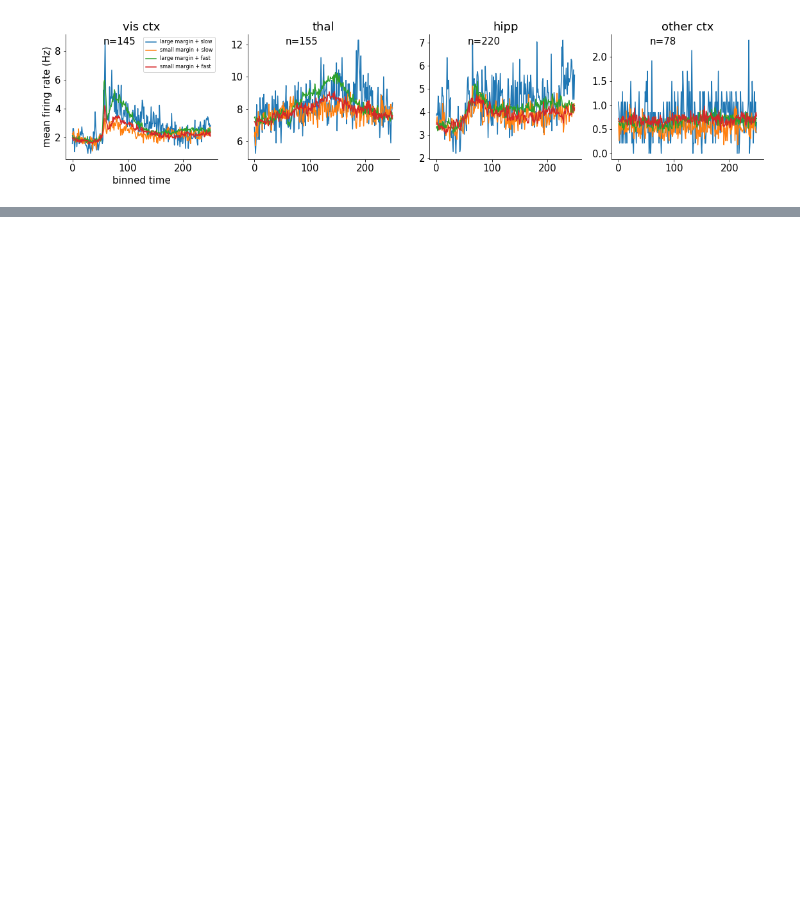
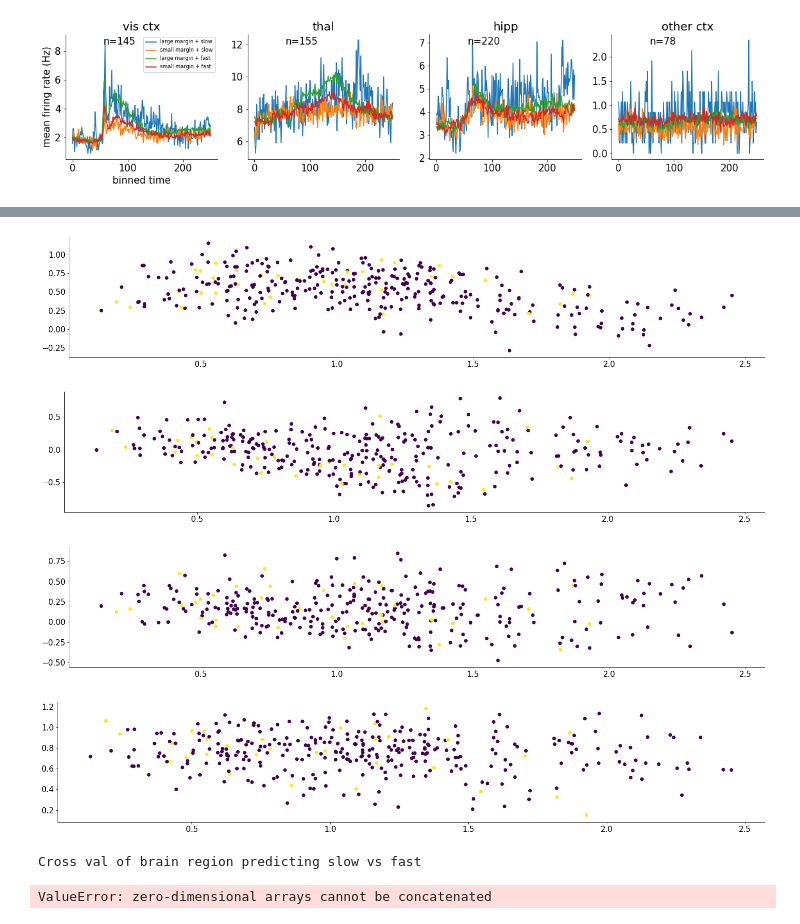
Before and after one commit to mitchellostrow/NM2020, a Jupyter notebook: Final_Notebook.ipynb, the cells around one changed output, grey strips where cells are left out. Drawn from its saved outputs; the diff is of its cells as text; code cells hidden in the pictures; blank space fills up the shorter version.

```diff
--- a/Final_Notebook.ipynb
+++ b/Final_Notebook.ipynb
@@ -133,0 +274,33 @@ for j in range(4): #len(brain_groups)+1):
+# %%
+#how do the clusters distribute?
+#NIZAR: could you fix this and perhaps make a 3d plot w/ plotly? that would be dope
+for i in range(4):
+    fig = plt.figure()
+    X_1, X_2 = pc_10ms[0][:, 50:75].mean(axis=1), pc_10ms[i+1][:, 50:75].mean(axis=1)
+    plt.scatter(X_1, X_2, c=slow_resp)
+# %% [output]
+[figure, added]
+[figure, added]
+[figure, added]
+[figure, added]
+# %%
+#Prediction Analysis. Here we utilize Logistic REgression and Decision Trees to explain what features best separate the data
+
+#this function does PCA on single regions (alternatively sparsePCA would do something similar, perhaps)
+barea_pcs = VarHunter427(dat, nPC = 5)
+print("Cross val of brain region predicting slow vs fast")
+for i in range(len(barea_pcs)):
+    X, y = np.concatenate(barea_pcs[i],axis=1), slow_resp
+    logreg = LogisticRegression(max_iter=2000)
+    brain_areas = list(set(dat['brain_area']))
+    print(f"Brain region: {brain_areas[i]},", "Crossval score:", f"{np.mean(cross_val_score(logreg, X, y, cv=5)):.3f}")
+
+print("Cross val of brain region predicting correct vs incorrect")
+for i in range(len(barea_pcs)):
+    X, y = np.concatenate(barea_pcs[i],axis=1), is_correct
+    logreg = LogisticRegression(max_iter=2000)
+    brain_areas = list(set(dat['brain_area']))
+    print(f"Brain region: {brain_areas[i]},", "Crossval score:", f"{np.mean(cross_val_score(logreg, X, y, cv=5)):.3f}")
+# %% [output]
+Cross val of brain region predicting slow vs fast
+ValueError: zero-dimensional arrays cannot be concatenated
```
Also changed, not shown: parts of 12 cells of this notebook.
